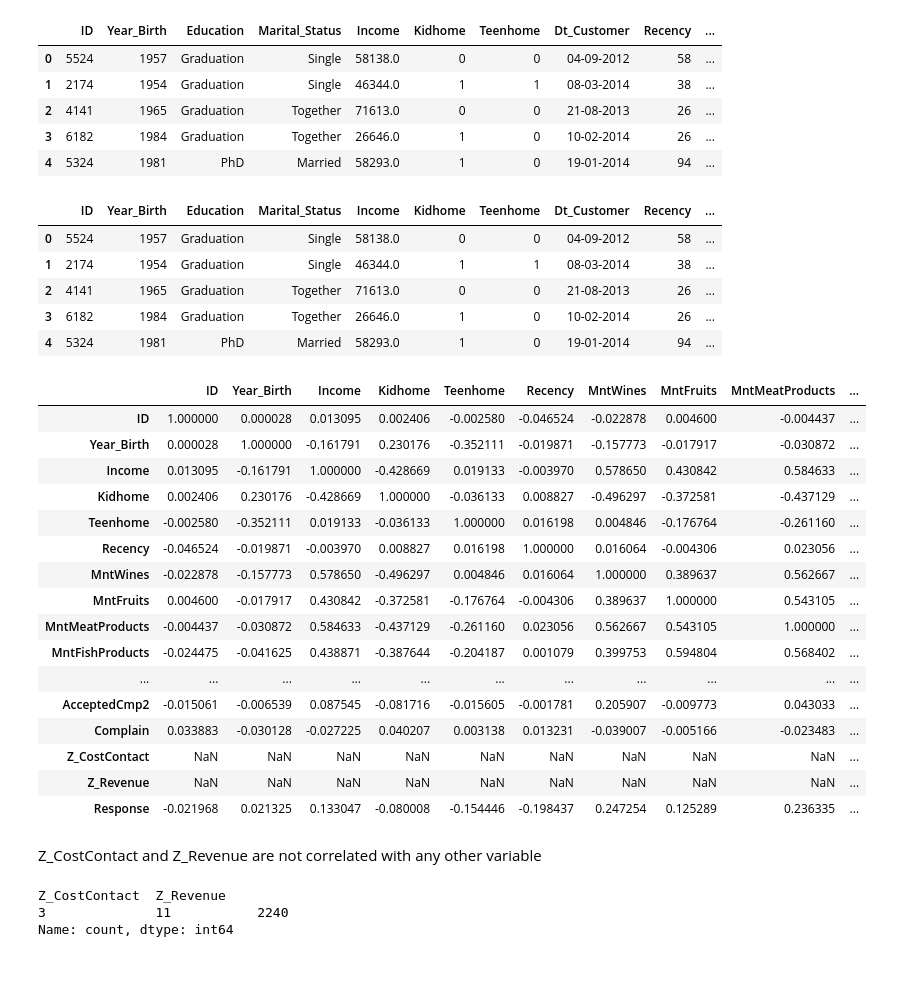
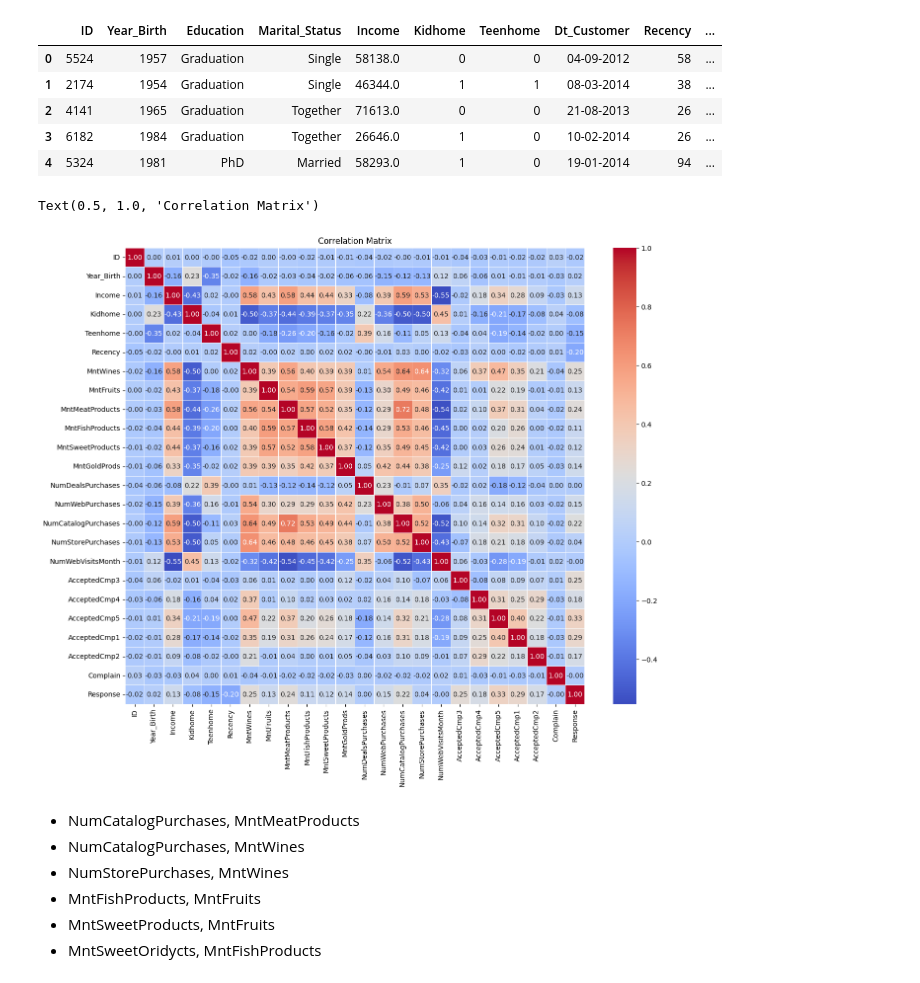
Before and after one commit to GustavoVaradi/CustomerPersonality, a Jupyter notebook: notebooks/tests.ipynb, the cells around one changed output. Cells and saved outputs as stored; diff of their text form; code cells hidden in the pictures.

```diff
--- a/notebooks/tests.ipynb
+++ b/notebooks/tests.ipynb
@@ -15,40 +19,20 @@ df = pd.read_csv('../data/marketing_campaign.csv', sep='\t')
 # %%
 df_category = df.select_dtypes(include=['object'])
 df_numeric = df.select_dtypes(include=['int64', 'float64'])
-df.head()
+df_numeric.drop(columns=['Z_CostContact', 'Z_Revenue'], inplace=True)
-# %% [output]
-|  | ID | Year_Birth | Education | Marital_Status | Income | Kidhome | Teenhome | Dt_Customer | Recency | ... |
-| 0 | 5524 | 1957 | Graduation | Single | 58138.0 | 0 | 0 | 04-09-2012 | 58 | ... |
-| 1 | 2174 | 1954 | Graduation | Single | 46344.0 | 1 | 1 | 08-03-2014 | 38 | ... |
-| 2 | 4141 | 1965 | Graduation | Together | 71613.0 | 0 | 0 | 21-08-2013 | 26 | ... |
-| 3 | 6182 | 1984 | Graduation | Together | 26646.0 | 1 | 0 | 10-02-2014 | 26 | ... |
-| 4 | 5324 | 1981 | PhD | Married | 58293.0 | 1 | 0 | 19-01-2014 | 94 | ... |
-# %%
-correlation = df_numeric.corr()
-correlation
-# %% [output]
-|  | ID | Year_Birth | Income | Kidhome | Teenhome | Recency | MntWines | MntFruits | MntMeatProducts | ... |
-| ID | 1.000000 | 0.000028 | 0.013095 | 0.002406 | -0.002580 | -0.046524 | -0.022878 | 0.004600 | -0.004437 | ... |
-| Year_Birth | 0.000028 | 1.000000 | -0.161791 | 0.230176 | -0.352111 | -0.019871 | -0.157773 | -0.017917 | -0.030872 | ... |
-| Income | 0.013095 | -0.161791 | 1.000000 | -0.428669 | 0.019133 | -0.003970 | 0.578650 | 0.430842 | 0.584633 | ... |
-| Kidhome | 0.002406 | 0.230176 | -0.428669 | 1.000000 | -0.036133 | 0.008827 | -0.496297 | -0.372581 | -0.437129 | ... |
-| Teenhome | -0.002580 | -0.352111 | 0.019133 | -0.036133 | 1.000000 | 0.016198 | 0.004846 | -0.176764 | -0.261160 | ... |
-| Recency | -0.046524 | -0.019871 | -0.003970 | 0.008827 | 0.016198 | 1.000000 | 0.016064 | -0.004306 | 0.023056 | ... |
-| MntWines | -0.022878 | -0.157773 | 0.578650 | -0.496297 | 0.004846 | 0.016064 | 1.000000 | 0.389637 | 0.562667 | ... |
-| MntFruits | 0.004600 | -0.017917 | 0.430842 | -0.372581 | -0.176764 | -0.004306 | 0.389637 | 1.000000 | 0.543105 | ... |
-| MntMeatProducts | -0.004437 | -0.030872 | 0.584633 | -0.437129 | -0.261160 | 0.023056 | 0.562667 | 0.543105 | 1.000000 | ... |
-| MntFishProducts | -0.024475 | -0.041625 | 0.438871 | -0.387644 | -0.204187 | 0.001079 | 0.399753 | 0.594804 | 0.568402 | ... |
-| ... | ... | ... | ... | ... | ... | ... | ... | ... | ... | ... |
-| AcceptedCmp2 | -0.015061 | -0.006539 | 0.087545 | -0.081716 | -0.015605 | -0.001781 | 0.205907 | -0.009773 | 0.043033 | ... |
-| Complain | 0.033883 | -0.030128 | -0.027225 | 0.040207 | 0.003138 | 0.013231 | -0.039007 | -0.005166 | -0.023483 | ... |
-| Z_CostContact | NaN | NaN | NaN | NaN | NaN | NaN | NaN | NaN | NaN | ... |
-| Z_Revenue | NaN | NaN | NaN | NaN | NaN | NaN | NaN | NaN | NaN | ... |
-| Response | -0.021968 | 0.021325 | 0.133047 | -0.080008 | -0.154446 | -0.198437 | 0.247254 | 0.125289 | 0.236335 | ... |
-# %% [markdown]
-Z_CostContact and Z_Revenue are not correlated with any other variable
-# %%
-df[['Z_CostContact', 'Z_Revenue']].value_counts()
-# %% [output]
-Z_CostContact  Z_Revenue
-3              11           2240
-Name: count, dtype: int64
+# %%
+correlation = df_numeric.corr()
+
+plt.figure(figsize=(15, 12))
+sns.heatmap(correlation, annot=True, fmt='.2f', cmap='coolwarm', linewidths=0.5)
+plt.title('Correlation Matrix')
+# %% [output]
+Text(0.5, 1.0, 'Correlation Matrix')
+[figure, added]
+# %% [markdown]
+- NumCatalogPurchases, MntMeatProducts
+- NumCatalogPurchases, MntWines
+- NumStorePurchases, MntWines
+- MntFishProducts, MntFruits
+- MntSweetProducts, MntFruits
+- MntSweetOridycts, MntFishProducts
```
Also changed, not shown: parts of 3 cells of this notebook, 2 other files.
